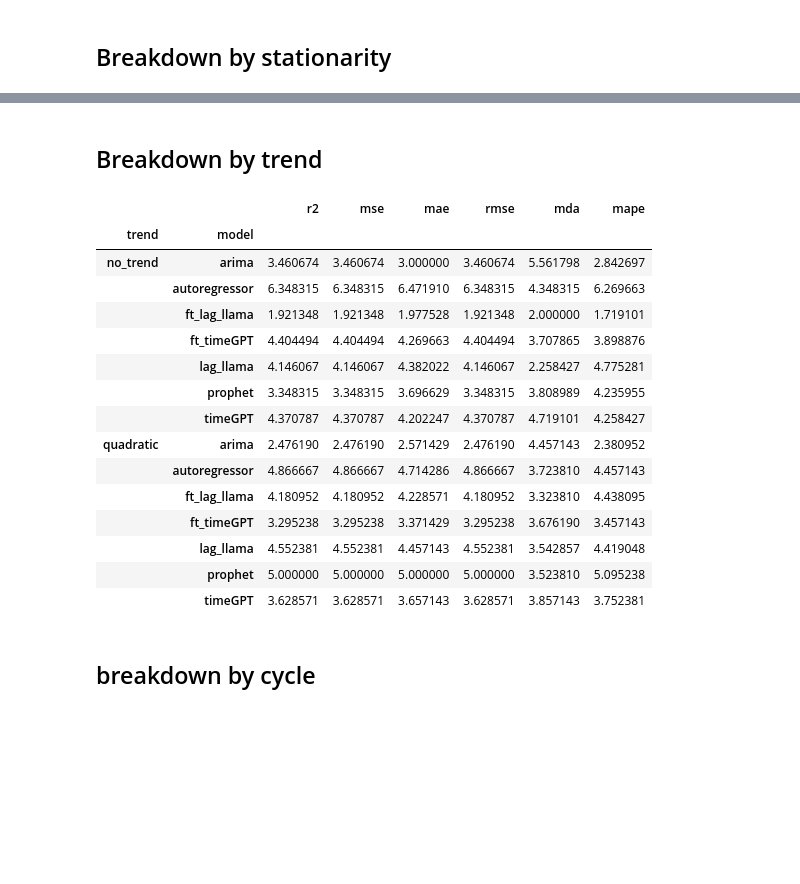
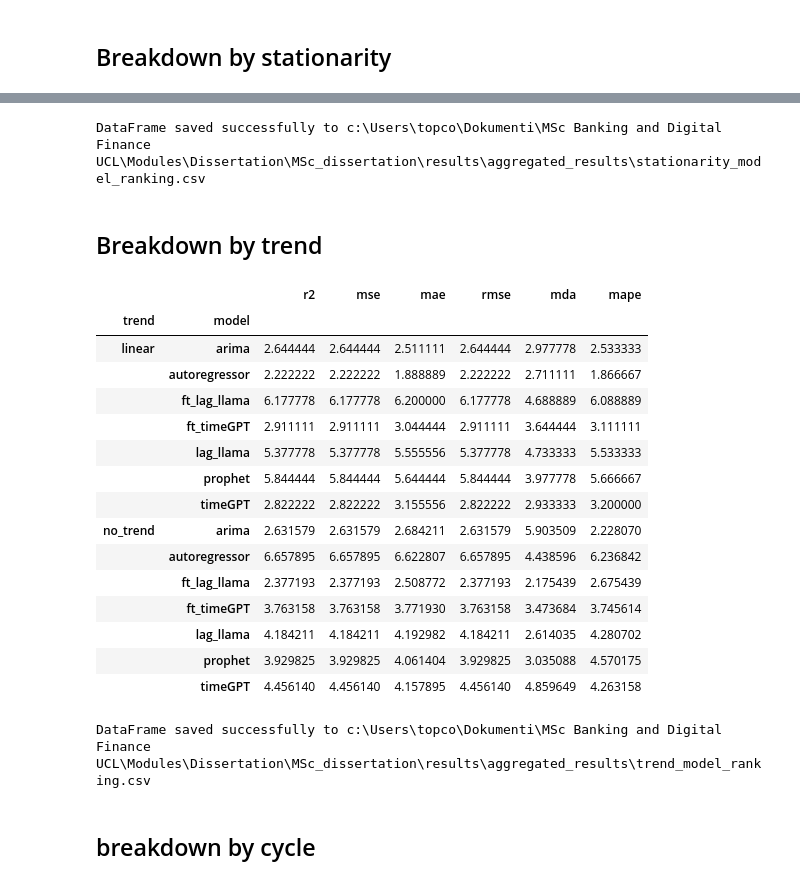
Before and after one commit to filip-topic/Time-Series-Foundation-Models-in-Financial-time-series-prediction, a Jupyter notebook: data_analysis.ipynb, the cells around one changed output, grey strips where cells are left out. Cells and saved outputs as stored; diff of their text form; code cells hidden in the pictures; blank space fills up the shorter version.

```diff
--- a/data_analysis.ipynb
+++ b/data_analysis.ipynb
@@ -80,9 +85,7 @@ for file in files:
     aggregated_ranking = pd.concat([aggregated_ranking, ranked_df], ignore_index=True)
 # %%
 def determine_trend(row):
-    if row['quadratic_trend']:
-        return 'quadratic'
-    elif row['linear_trend']:
+    if row['linear_trend']:
         return 'linear'
     else:
         return 'no_trend'
@@ -225,8 +365,6 @@ len(unique_data_combinations)
 # %%
 def determine_trend(row):
-    if row['quadratic_trend']:
-        return 'quadratic'
-    elif row['linear_trend']:
+    if row['linear_trend']:
         return 'linear'
     else:
         return 'no_trend'
@@ -234,7 +372,7 @@ def determine_trend(row):
 def add_data_features(df):
     old_names = list(df.columns)
     data_features = ["stationary", "adf_statistic", "linear_trend",
-                                                     "linear_tau", "quadratic_trend", "quadratic_tau",
+                                                     "linear_tau",
                                                        "cyclical_patterns", "n_partial_autocorrelations", 'residual_volatility', "residual_mean"]
 
     data_params = ['SD', 'ED', 'FR', 'T', 'TOD']
@@ -278,7 +416,7 @@ def add_data_features(df):
     output = df.merge(new_df, on = data_params, how = "left")
 
     output['trend'] = output.apply(determine_trend, axis=1)
-    output = output.drop(columns=['quadratic_trend', 'linear_trend'])
+    output = output.drop(columns=['linear_trend'])
 
     return output
 # %%
@@ -286,4 +442,4 @@ aggregated_ranking_with_data_features = add_data_features(aggregated_ranking)
 # %%
-pd.set_option('display.max_columns', 500)
+pd.set_option('display.max_columns', 10)
 aggregated_ranking_with_data_features
 # %% [output]
@@ -316 +459,13 @@ array([], dtype=object)
+# %%
+# Create the new dataframe excluding the rows based on the specified conditions
+exploration_phase_ranking = aggregated_ranking_with_data_features[
+    ~(
+        (aggregated_ranking_with_data_features["TOD"] == "commodity") &
+        (aggregated_ranking_with_data_features["FR"] == "weekly") &
+        (aggregated_ranking_with_data_features["FTL"] != 200) &
+        (aggregated_ranking_with_data_features["LR"] != 0.0005) &
+        (aggregated_ranking_with_data_features["BS"] != 5) &
+        (aggregated_ranking_with_data_features["ME"] != 4)
+    )
+]
 # %%
@@ -716,26 +835,35 @@ aggregated_ranking_with_data_features[metrics].groupby(group).mean()
+# %%
+save_dataframe_to_csv(stationarity_model_ranking, os.path.join(aggregated_results_directory, "stationarity_model_ranking.csv"))
+# %% [output]
+DataFrame saved successfully to c:\Users\topco\Dokumenti\MSc Banking and Digital Finance UCL\Modules\Dissertation\MSc_dissertation\results\aggregated_results\stationarity_model_ranking.csv
 # %% [markdown]
 ## Breakdown by trend
 # %%
-metrics = ["r2", "mse", "mae", "rmse", "mda", "mape", "model", "trend"]
+metrics = m + ["model", "trend"]
 group = ["trend", "model"]
-aggregated_ranking_with_data_features[metrics].groupby(group).mean()
+trend_model_ranking = exploration_phase_ranking[metrics].groupby(group).mean()
+trend_model_ranking
 # %% [output]
 |  |  | r2 | mse | mae | rmse | mda | mape |
 | trend | model |  |  |  |  |  |  |
-| no_trend | arima | 3.460674 | 3.460674 | 3.000000 | 3.460674 | 5.561798 | 2.842697 |
-|  | autoregressor | 6.348315 | 6.348315 | 6.471910 | 6.348315 | 4.348315 | 6.269663 |
-|  | ft_lag_llama | 1.921348 | 1.921348 | 1.977528 | 1.921348 | 2.000000 | 1.719101 |
-|  | ft_timeGPT | 4.404494 | 4.404494 | 4.269663 | 4.404494 | 3.707865 | 3.898876 |
-|  | lag_llama | 4.146067 | 4.146067 | 4.382022 | 4.146067 | 2.258427 | 4.775281 |
-|  | prophet | 3.348315 | 3.348315 | 3.696629 | 3.348315 | 3.808989 | 4.235955 |
-|  | timeGPT | 4.370787 | 4.370787 | 4.202247 | 4.370787 | 4.719101 | 4.258427 |
-| quadratic | arima | 2.476190 | 2.476190 | 2.571429 | 2.476190 | 4.457143 | 2.380952 |
-|  | autoregressor | 4.866667 | 4.866667 | 4.714286 | 4.866667 | 3.723810 | 4.457143 |
-|  | ft_lag_llama | 4.180952 | 4.180952 | 4.228571 | 4.180952 | 3.323810 | 4.438095 |
-|  | ft_timeGPT | 3.295238 | 3.295238 | 3.371429 | 3.295238 | 3.676190 | 3.457143 |
-|  | lag_llama | 4.552381 | 4.552381 | 4.457143 | 4.552381 | 3.542857 | 4.419048 |
-|  | prophet | 5.000000 | 5.000000 | 5.000000 | 5.000000 | 3.523810 | 5.095238 |
-|  | timeGPT | 3.628571 | 3.628571 | 3.657143 | 3.628571 | 3.857143 | 3.752381 |
+| linear | arima | 2.644444 | 2.644444 | 2.511111 | 2.644444 | 2.977778 | 2.533333 |
+|  | autoregressor | 2.222222 | 2.222222 | 1.888889 | 2.222222 | 2.711111 | 1.866667 |
+|  | ft_lag_llama | 6.177778 | 6.177778 | 6.200000 | 6.177778 | 4.688889 | 6.088889 |
+|  | ft_timeGPT | 2.911111 | 2.911111 | 3.044444 | 2.911111 | 3.644444 | 3.111111 |
+|  | lag_llama | 5.377778 | 5.377778 | 5.555556 | 5.377778 | 4.733333 | 5.533333 |
+|  | prophet | 5.844444 | 5.844444 | 5.644444 | 5.844444 | 3.977778 | 5.666667 |
+|  | timeGPT | 2.822222 | 2.822222 | 3.155556 | 2.822222 | 2.933333 | 3.200000 |
+| no_trend | arima | 2.631579 | 2.631579 | 2.684211 | 2.631579 | 5.903509 | 2.228070 |
+|  | autoregressor | 6.657895 | 6.657895 | 6.622807 | 6.657895 | 4.438596 | 6.236842 |
+|  | ft_lag_llama | 2.377193 | 2.377193 | 2.508772 | 2.377193 | 2.175439 | 2.675439 |
+|  | ft_timeGPT | 3.763158 | 3.763158 | 3.771930 | 3.763158 | 3.473684 | 3.745614 |
+|  | lag_llama | 4.184211 | 4.184211 | 4.192982 | 4.184211 | 2.614035 | 4.280702 |
+|  | prophet | 3.929825 | 3.929825 | 4.061404 | 3.929825 | 3.035088 | 4.570175 |
+|  | timeGPT | 4.456140 | 4.456140 | 4.157895 | 4.456140 | 4.859649 | 4.263158 |
+# %%
+save_dataframe_to_csv(trend_model_ranking, os.path.join(aggregated_results_directory, "trend_model_ranking.csv"))
+# %% [output]
+DataFrame saved successfully to c:\Users\topco\Dokumenti\MSc Banking and Digital Finance UCL\Modules\Dissertation\MSc_dissertation\results\aggregated_results\trend_model_ranking.csv
 # %% [markdown]
 ## breakdown by cycle
 # %%
```
Also changed, not shown: parts of 45 cells of this notebook, 7 other files.
